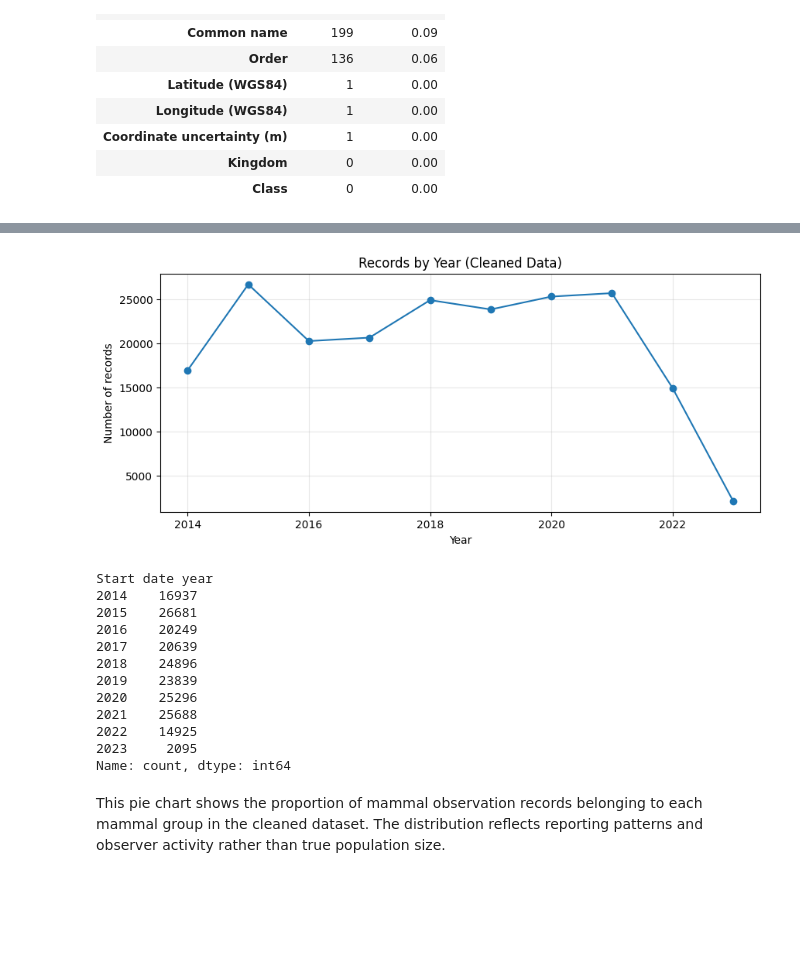
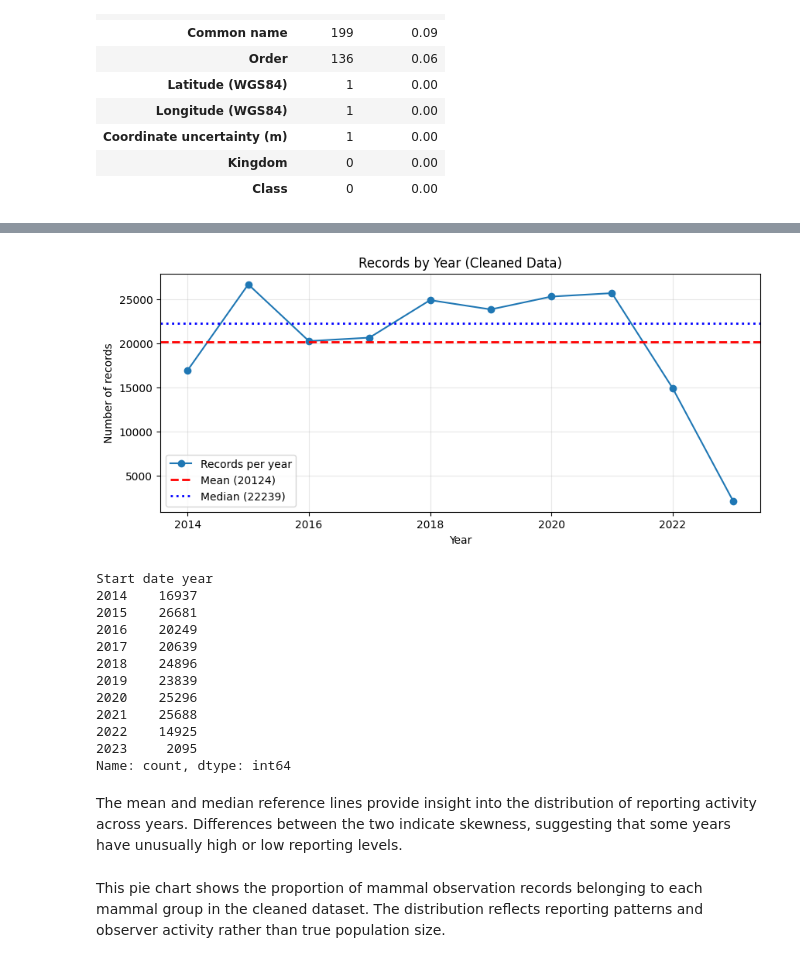
Before and after one commit to TomOverment/uk_animal_tracker, a Jupyter notebook: jupyter_notebooks/Notebook_Template.ipynb, the cells around one changed output, grey strips where cells are left out. Saved outputs shown, nothing was run; the diff lists cells and outputs as text; code cells hidden in the pictures; blank space fills up the shorter version.

Commit message:
added mean/meddian explinations and examples in juypiter nb

```diff
--- a/jupyter_notebooks/Notebook_Template.ipynb
+++ b/jupyter_notebooks/Notebook_Template.ipynb
@@ -300,17 +322,45 @@ pd.DataFrame({"missing": missing, "missing_%": missing_pct}).head(12)
 # %%
 year_counts = df_clean["Start date year"].value_counts().sort_index()
 
+mean_records = year_counts.mean()
+median_records = year_counts.median()
+
 plt.figure(figsize=(10, 4))
-plt.plot(year_counts.index, year_counts.values, marker="o")
+plt.plot(
+    year_counts.index,
+    year_counts.values,
+    marker="o",
+    label="Records per year"
+)
+
+# Mean line
+plt.axhline(
+    y=mean_records,
+    color="red",
+    linestyle="--",
+    linewidth=2,
+    label=f"Mean ({mean_records:.0f})"
+)
+
+# Median line
+plt.axhline(
+    y=median_records,
+    color="blue",
+    linestyle=":",
+    linewidth=2,
+    label=f"Median ({median_records:.0f})"
+)
+
 plt.title("Records by Year (Cleaned Data)")
 plt.xlabel("Year")
 plt.ylabel("Number of records")
+plt.legend()
 plt.grid(alpha=0.3)
 plt.show()
 
 year_counts
 # %% [output]
-[figure, old version]
+[figure, new version]
 Start date year
 2014    16937
 2015    26681
@@ -323,6 +373,9 @@ Start date year
 2022    14925
 2023     2095
 Name: count, dtype: int64
+# %% [markdown]
+The mean and median reference lines provide insight into the distribution of reporting activity across years.
+Differences between the two indicate skewness, suggesting that some years have unusually high or low reporting levels.
 # %%
 # -----------------------------
 # CONFIG
```
Also changed, not shown: parts of 5 cells of this notebook.
